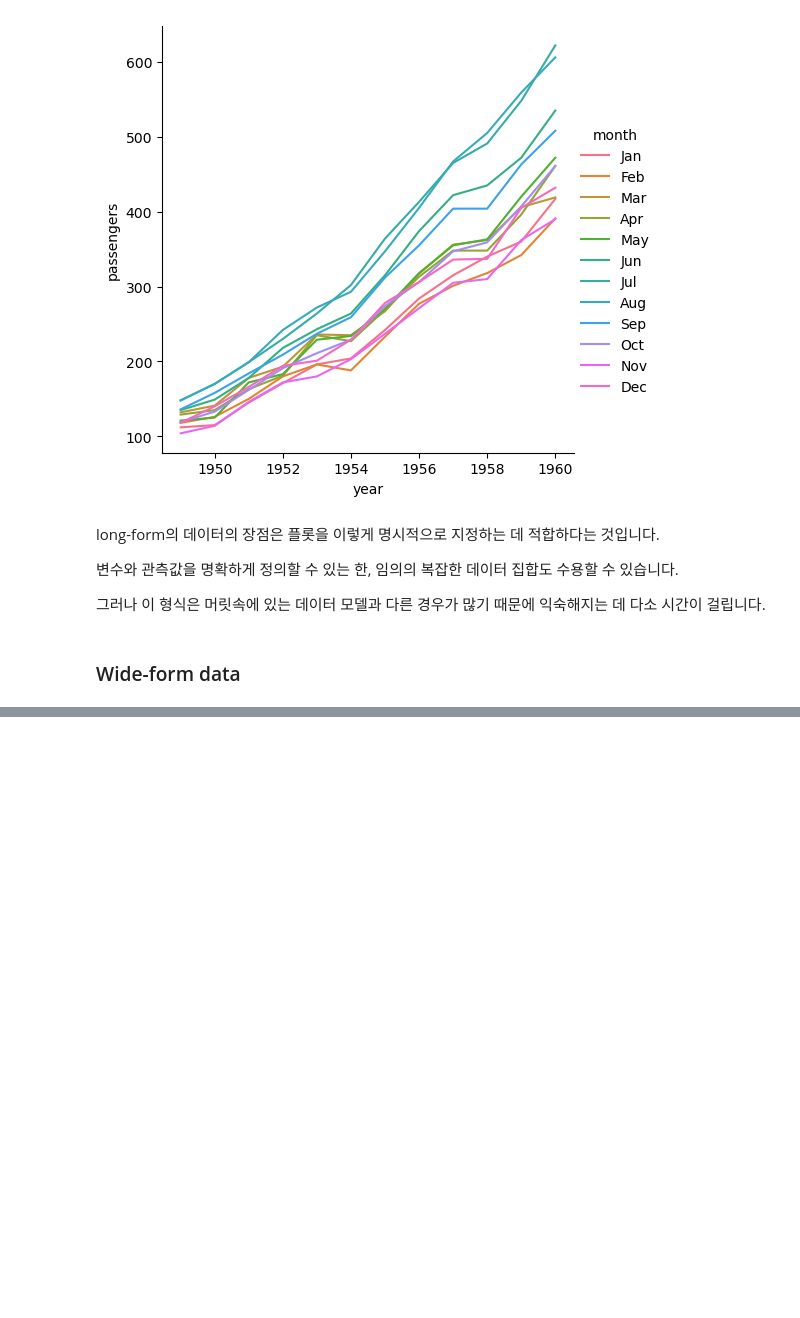
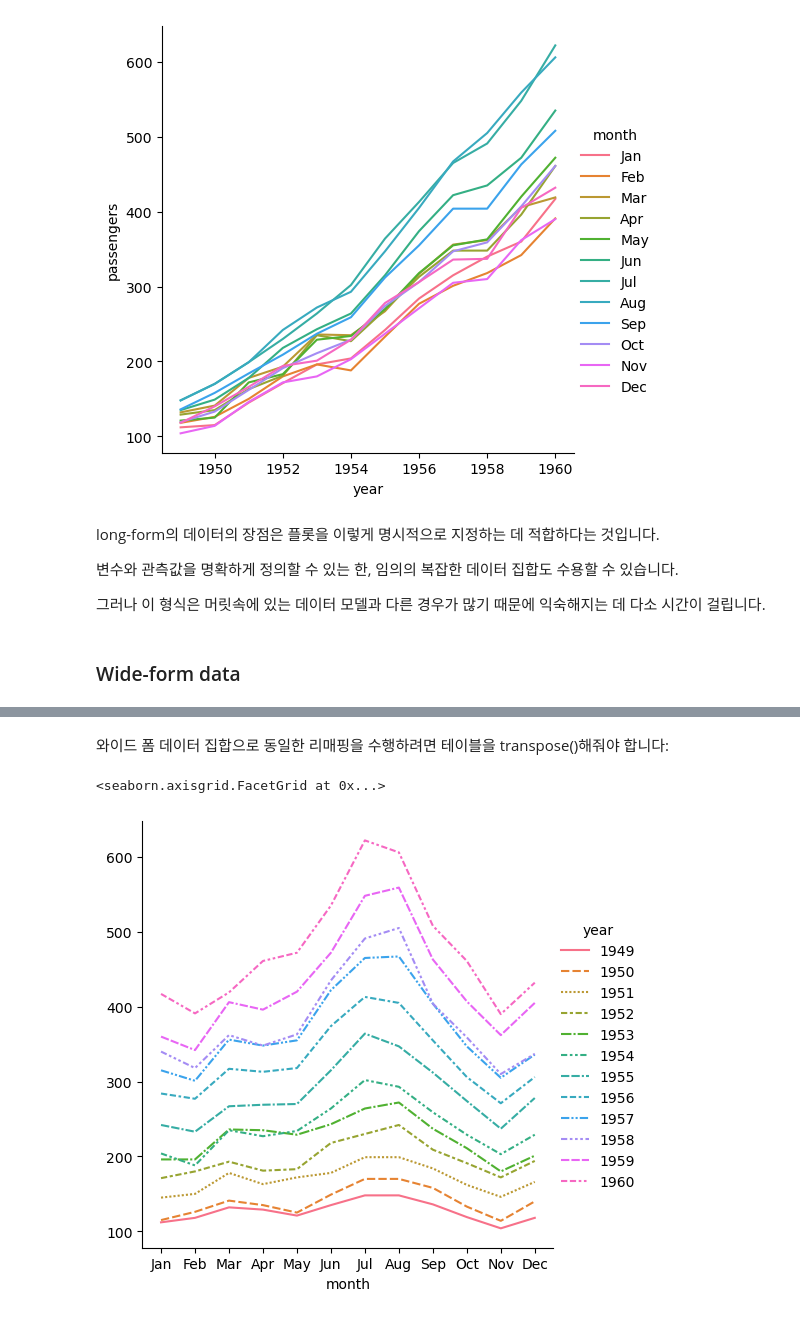
Before and after one commit to Choseyeonshay/seaborntutorial, a Jupyter notebook: 6. Data structures accepted by seaborn.ipynb, the cells around one changed output, grey strips where cells are left out. Saved outputs shown, nothing was run; the diff lists cells and outputs as text; code cells hidden in the pictures; blank space fills up the shorter version.

```diff
--- a/6. Data structures accepted by seaborn.ipynb
+++ b/6. Data structures accepted by seaborn.ipynb
@@ -99,0 +123,7 @@ sns.relplot(data=flights_wide, kind="line")
+# %% [markdown]
+와이드 폼 데이터 집합으로 동일한 리매핑을 수행하려면 테이블을 transpose()해줘야 합니다:
+# %%
+sns.relplot(data=flights_wide.T, kind="line")
+# %% [output]
+<seaborn.axisgrid.FacetGrid at 0x...>
+[figure, added]
```
Also changed, not shown: parts of 18 cells of this notebook.
